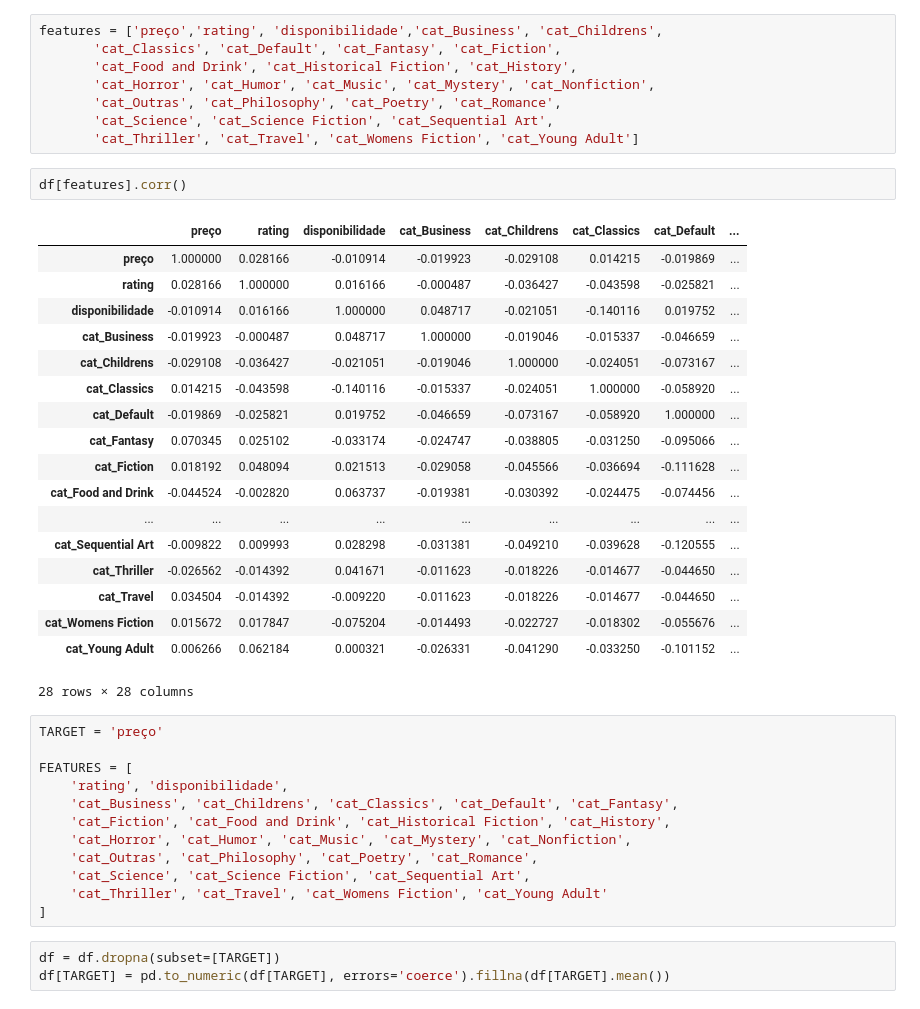
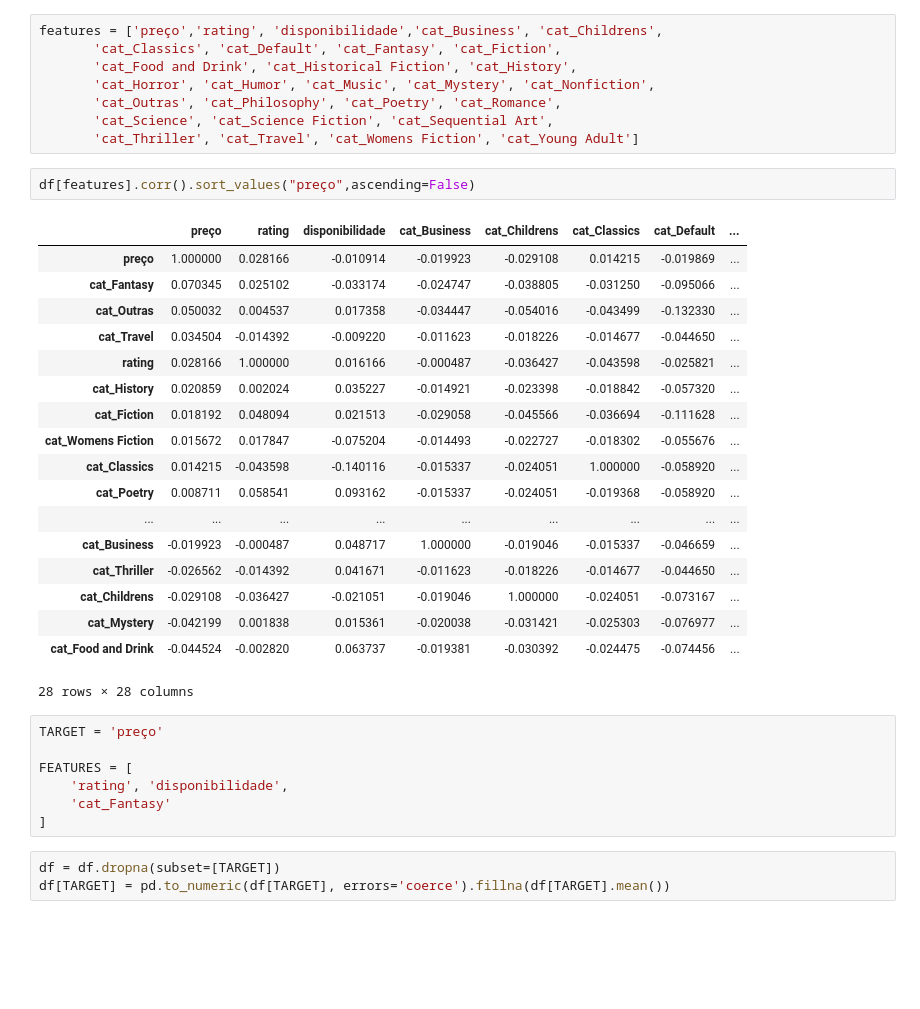
Before and after one commit to DelyJunior/tech_challenge_1_mle, a Jupyter notebook: notebooks/model_pipeline.ipynb, the cells around one changed output. Drawn from its saved outputs; the diff is of its cells as text; blank space fills up the shorter version.

```diff
--- a/notebooks/model_pipeline.ipynb
+++ b/notebooks/model_pipeline.ipynb
@@ -37,37 +37,32 @@ features = ['preço','rating', 'disponibilidade','cat_Business', 'cat_Childrens'
        'cat_Science', 'cat_Science Fiction', 'cat_Sequential Art',
        'cat_Thriller', 'cat_Travel', 'cat_Womens Fiction', 'cat_Young Adult']
 # %%
-df[features].corr()
+df[features].corr().sort_values("preço",ascending=False)
 # %% [output]
 |  | preço | rating | disponibilidade | cat_Business | cat_Childrens | cat_Classics | cat_Default | ... |
 | preço | 1.000000 | 0.028166 | -0.010914 | -0.019923 | -0.029108 | 0.014215 | -0.019869 | ... |
+| cat_Fantasy | 0.070345 | 0.025102 | -0.033174 | -0.024747 | -0.038805 | -0.031250 | -0.095066 | ... |
+| cat_Outras | 0.050032 | 0.004537 | 0.017358 | -0.034447 | -0.054016 | -0.043499 | -0.132330 | ... |
+| cat_Travel | 0.034504 | -0.014392 | -0.009220 | -0.011623 | -0.018226 | -0.014677 | -0.044650 | ... |
 | rating | 0.028166 | 1.000000 | 0.016166 | -0.000487 | -0.036427 | -0.043598 | -0.025821 | ... |
-| disponibilidade | -0.010914 | 0.016166 | 1.000000 | 0.048717 | -0.021051 | -0.140116 | 0.019752 | ... |
+| cat_History | 0.020859 | 0.002024 | 0.035227 | -0.014921 | -0.023398 | -0.018842 | -0.057320 | ... |
+| cat_Fiction | 0.018192 | 0.048094 | 0.021513 | -0.029058 | -0.045566 | -0.036694 | -0.111628 | ... |
+| cat_Womens Fiction | 0.015672 | 0.017847 | -0.075204 | -0.014493 | -0.022727 | -0.018302 | -0.055676 | ... |
+| cat_Classics | 0.014215 | -0.043598 | -0.140116 | -0.015337 | -0.024051 | 1.000000 | -0.058920 | ... |
+| cat_Poetry | 0.008711 | 0.058541 | 0.093162 | -0.015337 | -0.024051 | -0.019368 | -0.058920 | ... |
+| ... | ... | ... | ... | ... | ... | ... | ... | ... |
 | cat_Business | -0.019923 | -0.000487 | 0.048717 | 1.000000 | -0.019046 | -0.015337 | -0.046659 | ... |
+| cat_Thriller | -0.026562 | -0.014392 | 0.041671 | -0.011623 | -0.018226 | -0.014677 | -0.044650 | ... |
 | cat_Childrens | -0.029108 | -0.036427 | -0.021051 | -0.019046 | 1.000000 | -0.024051 | -0.073167 | ... |
-| cat_Classics | 0.014215 | -0.043598 | -0.140116 | -0.015337 | -0.024051 | 1.000000 | -0.058920 | ... |
-| cat_Default | -0.019869 | -0.025821 | 0.019752 | -0.046659 | -0.073167 | -0.058920 | 1.000000 | ... |
-| cat_Fantasy | 0.070345 | 0.025102 | -0.033174 | -0.024747 | -0.038805 | -0.031250 | -0.095066 | ... |
-| cat_Fiction | 0.018192 | 0.048094 | 0.021513 | -0.029058 | -0.045566 | -0.036694 | -0.111628 | ... |
+| cat_Mystery | -0.042199 | 0.001838 | 0.015361 | -0.020038 | -0.031421 | -0.025303 | -0.076977 | ... |
 | cat_Food and Drink | -0.044524 | -0.002820 | 0.063737 | -0.019381 | -0.030392 | -0.024475 | -0.074456 | ... |
-| ... | ... | ... | ... | ... | ... | ... | ... | ... |
-| cat_Sequential Art | -0.009822 | 0.009993 | 0.028298 | -0.031381 | -0.049210 | -0.039628 | -0.120555 | ... |
-| cat_Thriller | -0.026562 | -0.014392 | 0.041671 | -0.011623 | -0.018226 | -0.014677 | -0.044650 | ... |
-| cat_Travel | 0.034504 | -0.014392 | -0.009220 | -0.011623 | -0.018226 | -0.014677 | -0.044650 | ... |
-| cat_Womens Fiction | 0.015672 | 0.017847 | -0.075204 | -0.014493 | -0.022727 | -0.018302 | -0.055676 | ... |
-| cat_Young Adult | 0.006266 | 0.062184 | 0.000321 | -0.026331 | -0.041290 | -0.033250 | -0.101152 | ... |
 28 rows × 28 columns
 # %%
 TARGET = 'preço'
 
 FEATURES = [
     'rating', 'disponibilidade',
-    'cat_Business', 'cat_Childrens', 'cat_Classics', 'cat_Default', 'cat_Fantasy',
-    'cat_Fiction', 'cat_Food and Drink', 'cat_Historical Fiction', 'cat_History',
-    'cat_Horror', 'cat_Humor', 'cat_Music', 'cat_Mystery', 'cat_Nonfiction',
-    'cat_Outras', 'cat_Philosophy', 'cat_Poetry', 'cat_Romance',
-    'cat_Science', 'cat_Science Fiction', 'cat_Sequential Art',
-    'cat_Thriller', 'cat_Travel', 'cat_Womens Fiction', 'cat_Young Adult'
+    'cat_Fantasy'
 ]
 # %%
 df = df.dropna(subset=[TARGET])
```
Also changed, not shown: parts of 2 cells of this notebook, 1 other file.
